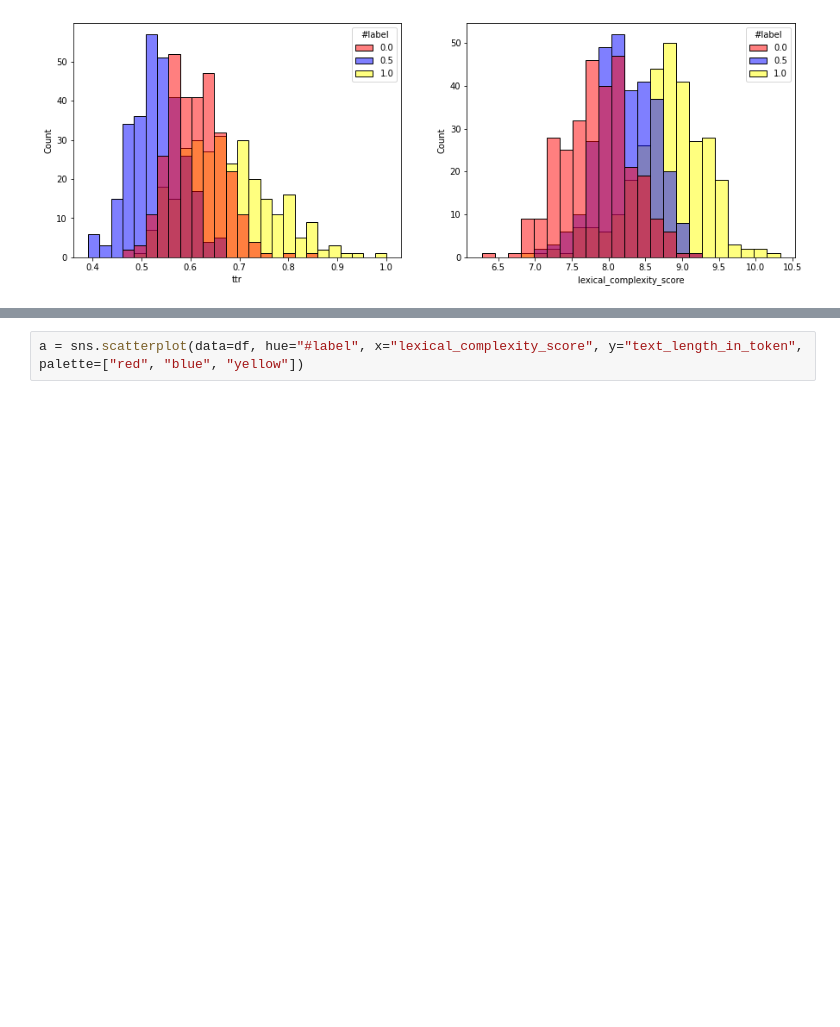
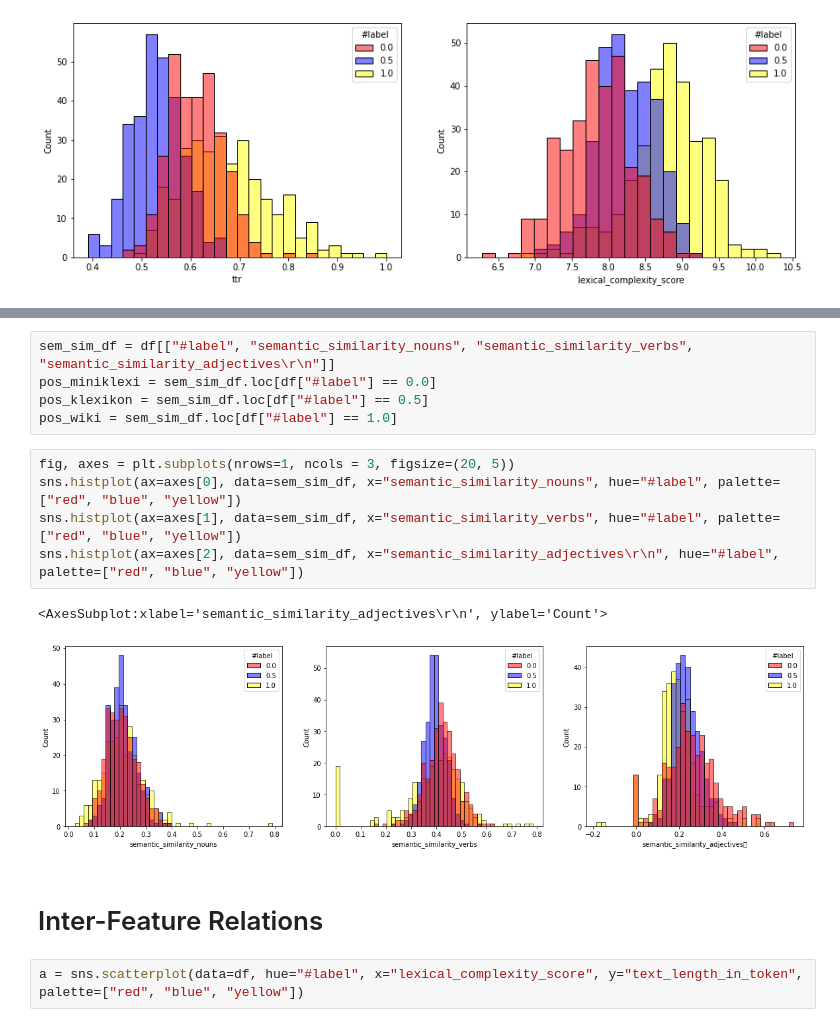
Before and after one commit to DanielAweis/TextComplexityFeatures, a Jupyter notebook: DataAnalysis.ipynb, the cells around one changed output, grey strips where cells are left out. Drawn from its saved outputs; the diff is of its cells as text; blank space fills up the shorter version.

```diff
--- a/DataAnalysis.ipynb
+++ b/DataAnalysis.ipynb
@@ -173,3 +198,18 @@ sns.histplot(ax=axes[1], data=lexical_df, x="lexical_complexity_score", hue="#la
+# %%
+sem_sim_df = df[["#label", "semantic_similarity_nouns", "semantic_similarity_verbs", "semantic_similarity_adjectives\r\n"]]
+pos_miniklexi = sem_sim_df.loc[df["#label"] == 0.0]
+pos_klexikon = sem_sim_df.loc[df["#label"] == 0.5]
+pos_wiki = sem_sim_df.loc[df["#label"] == 1.0]
+# %%
+fig, axes = plt.subplots(nrows=1, ncols = 3, figsize=(20, 5))
+sns.histplot(ax=axes[0], data=sem_sim_df, x="semantic_similarity_nouns", hue="#label", palette=["red", "blue", "yellow"])
+sns.histplot(ax=axes[1], data=sem_sim_df, x="semantic_similarity_verbs", hue="#label", palette=["red", "blue", "yellow"])
+sns.histplot(ax=axes[2], data=sem_sim_df, x="semantic_similarity_adjectives\r\n", hue="#label", palette=["red", "blue", "yellow"])
+# %% [output]
+<AxesSubplot:xlabel='semantic_similarity_adjectives\r\n', ylabel='Count'>
+[figure, added]
+# %% [markdown]
+# Inter-Feature Relations
 # %%
 a = sns.scatterplot(data=df, hue="#label", x="lexical_complexity_score", y="text_length_in_token", palette=["red", "blue", "yellow"])
 # %% [output]
```
Also changed, not shown: parts of 12 cells of this notebook.
